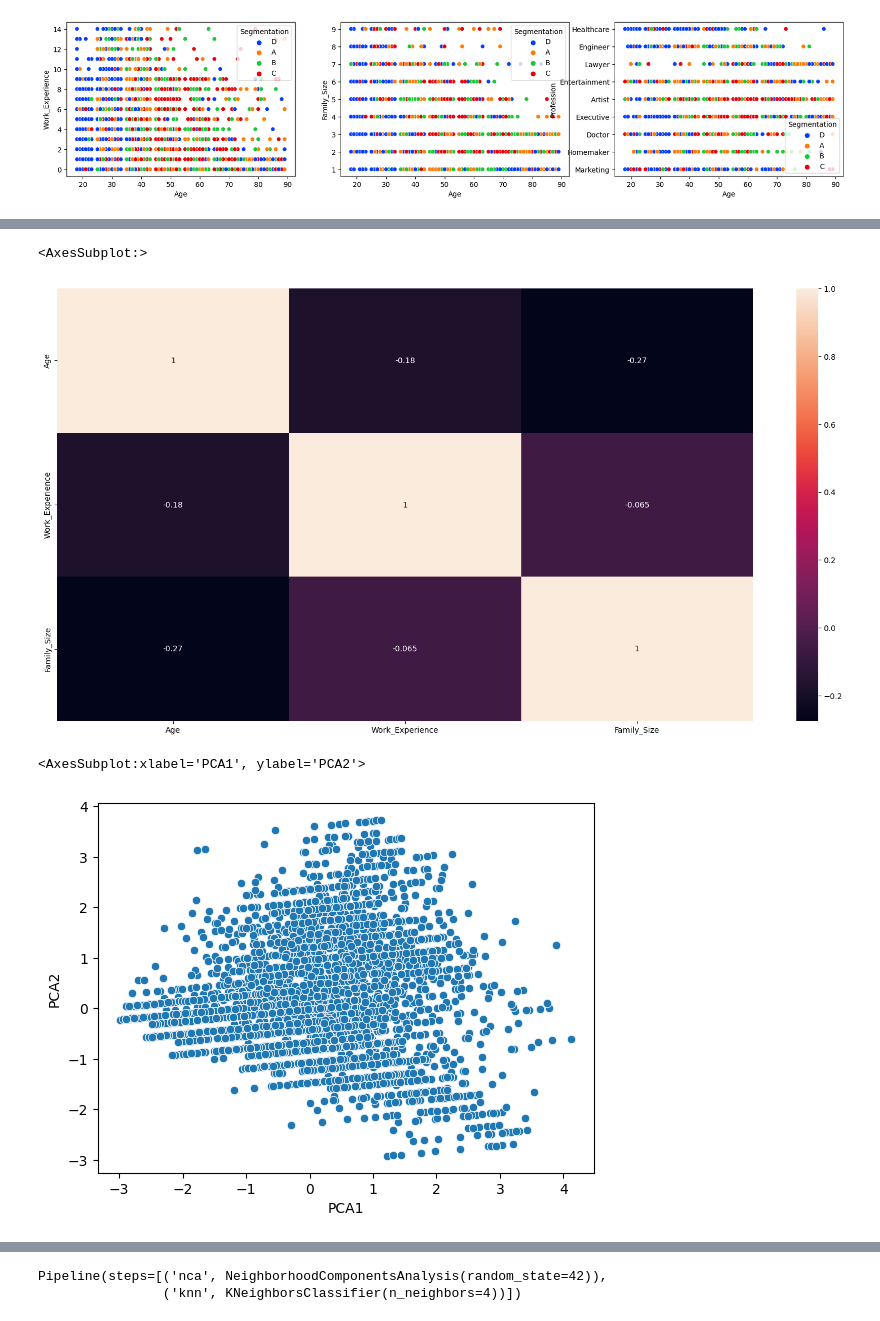
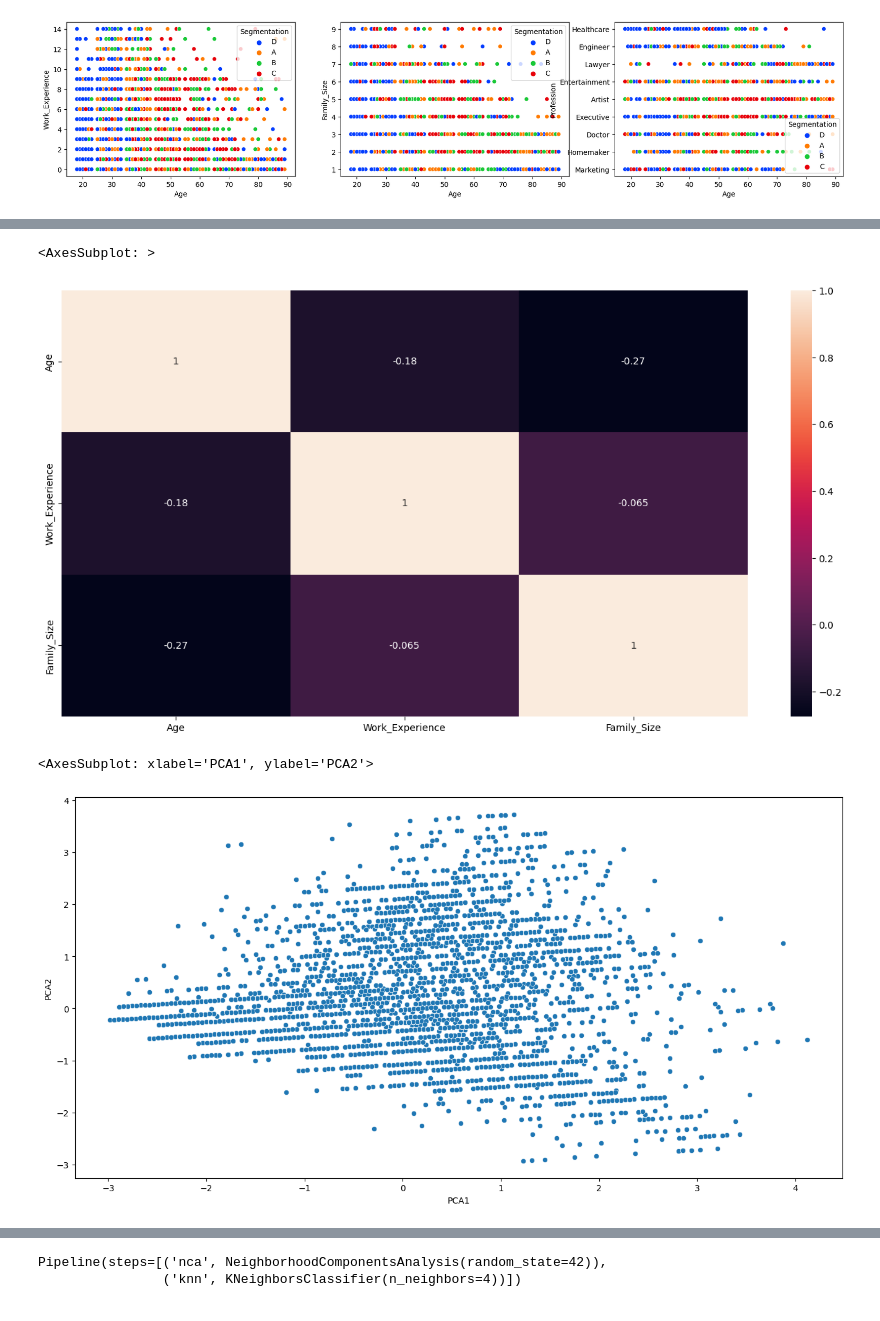
Before and after one commit to JanZmrzly/knn-classification, a Jupyter notebook: knn.ipynb, the cells around one changed output, grey strips where cells are left out. Cells and saved outputs as stored; diff of their text form; code cells hidden in the pictures.

```diff
--- a/knn.ipynb
+++ b/knn.ipynb
@@ -45,9 +47,9 @@ sns.pairplot(df)
 # %%
-plt.figure(figsize=(20,10))
+plt.figure(figsize=(16,8))
 sns.heatmap(df.corr(), annot=True)
 # %% [output]
-<AxesSubplot:>
+<AxesSubplot: >
-[figure, old version]
+[figure, new version]
 # %%
 num_df = pd.DataFrame(zip(df.Age, df.Work_Experience, df.Family_Size))
 scaler = StandardScaler()
@@ -56,8 +58,9 @@ df_scaled = scaler.fit_transform(num_df)
 pca = PCA(n_components=2)
 num_df_pca = pd.DataFrame(pca.fit_transform(df_scaled), columns=['PCA1', 'PCA2'])
 # %%
+plt.figure(figsize=(16,8))
 sns.scatterplot(x=num_df_pca.PCA1, y=num_df_pca.PCA2)
 # %% [output]
-<AxesSubplot:xlabel='PCA1', ylabel='PCA2'>
+<AxesSubplot: xlabel='PCA1', ylabel='PCA2'>
-[figure, old version]
+[figure, new version]
 # %%
```
Also changed, not shown: parts of 8 cells of this notebook, 3 other files.
